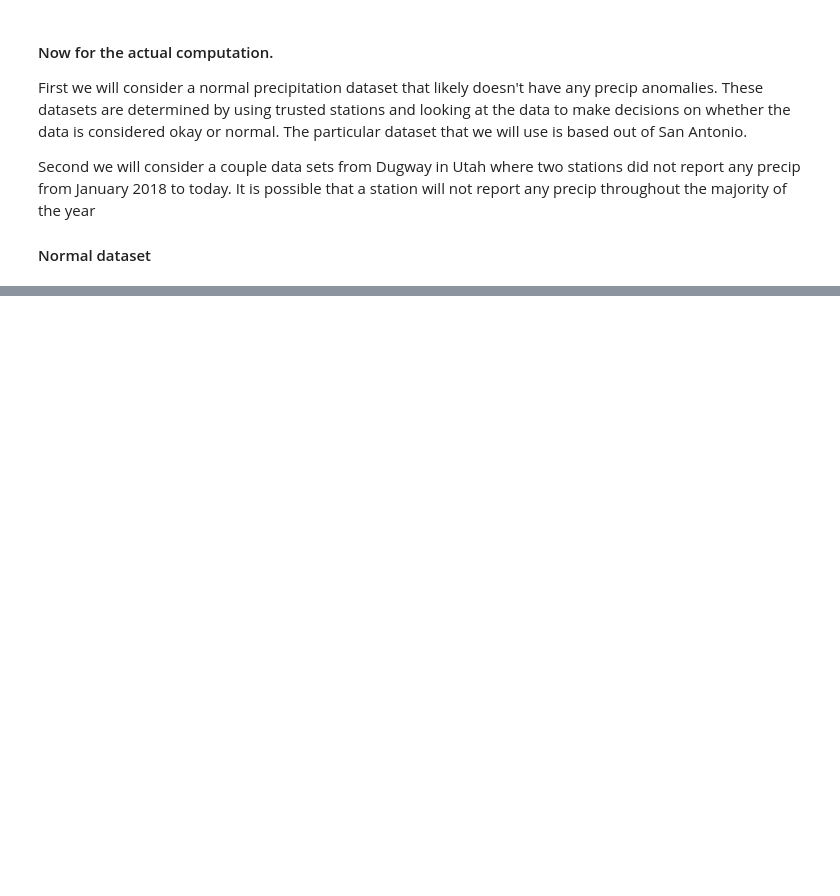
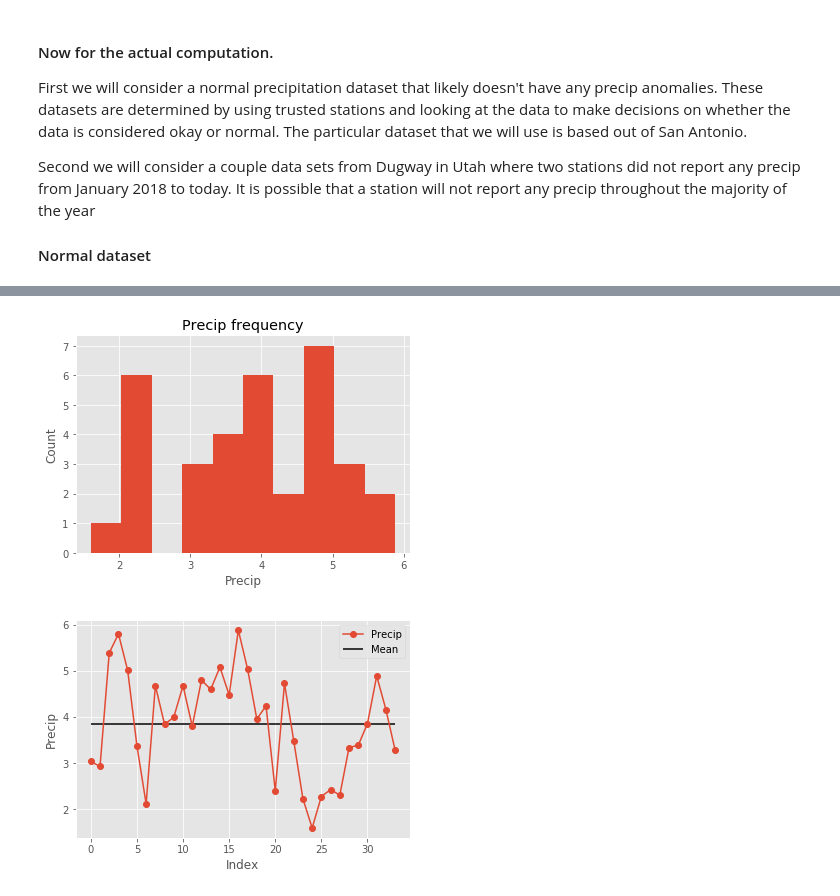
Before and after one commit to agentturbo1/precip_anomaly_detection, a Jupyter notebook: precip_anomaly_detection_chebyshev.ipynb, the cells around one changed output, grey strips where cells are left out. Cells and saved outputs as stored; diff of their text form; code cells hidden in the pictures; blank space fills up the shorter version.

```diff
--- a/precip_anomaly_detection_chebyshev.ipynb
+++ b/precip_anomaly_detection_chebyshev.ipynb
@@ -242,0 +239,5 @@ The column of interest here is the ACCUM_30_DAYS, but the data will be preserved
+# %%
+_plot_(normal_ex_df['ACCUM_30_DAYS'].values)
+# %% [output]
+[figure, added]
+[figure, added]
```
Also changed, not shown: parts of 32 cells of this notebook, 3 other files.
